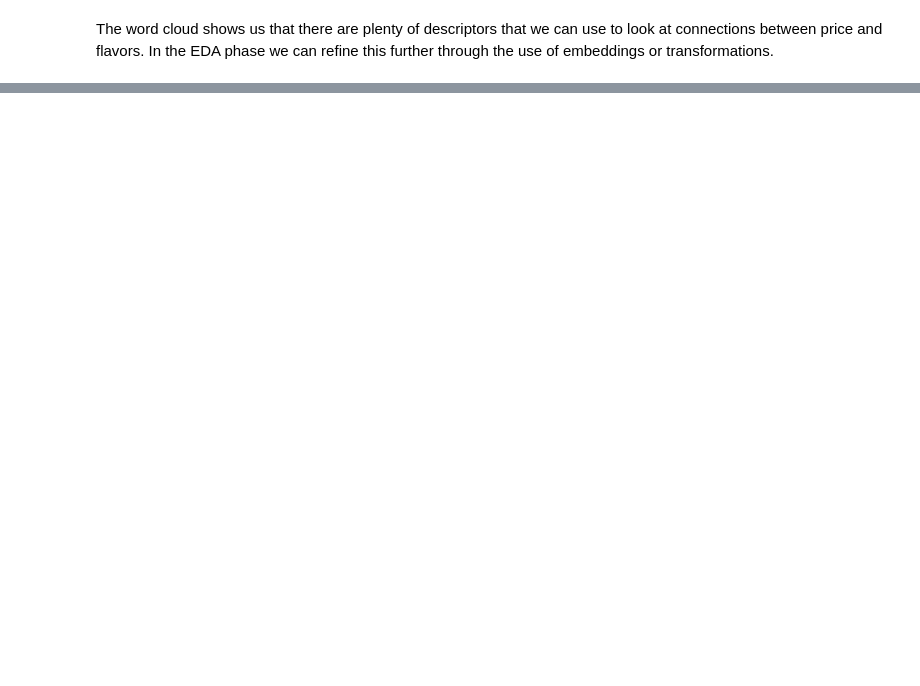
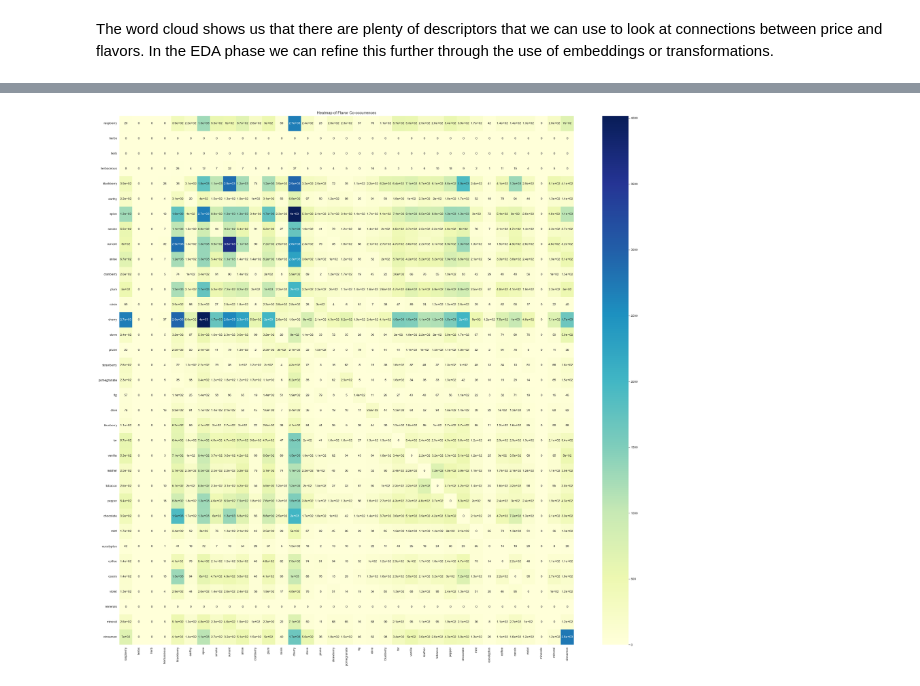
Before and after one commit to dancing-badger/Capstone-2, a Jupyter notebook: What Price for Wine.ipynb, the cells around one changed output, grey strips where cells are left out. Saved outputs shown, nothing was run; the diff lists cells and outputs as text; code cells hidden in the pictures; blank space fills up the shorter version.

```diff
--- a/What Price for Wine.ipynb
+++ b/What Price for Wine.ipynb
@@ -383,0 +730,26 @@ There are a number of steps that can be taken in cleaning up the data for furthe
+# %%
+# Creating a DataFrame to track the co-occurrence of flavors
+flavor_combinations = pd.DataFrame(index=flavor_mapping.values(), columns=flavor_mapping.values()).fillna(0)
+# Remove duplicate rows based on the index
+flavor_combinations_no_duplicates = flavor_combinations[~flavor_combinations.index.duplicated(keep='first')]
+
+# Verify if the duplicates are removed
+flavor_combinations_no_duplicates.index.duplicated().any(), flavor_combinations_no_duplicates.loc['pepper']
+
+# Function to update the co-occurrence matrix
+def update_cooccurrence_matrix(row):
+    for i in range(len(row)):
+        for j in range(i + 1, len(row)):
+            flavor_combinations.at[row[i], row[j]] += 1
+            flavor_combinations.at[row[j], row[i]] += 1
+
+# Applying the function to the 'consolidated_flavors' column
+high_priced_wines['consolidated_flavors'].apply(update_cooccurrence_matrix)
+
+# Creating the heatmap
+plt.figure(figsize=(32, 30))
+sns.heatmap(flavor_combinations, cmap='YlGnBu', annot=True)
+plt.title('Heatmap of Flavor Co-occurrences')
+plt.show()
+# %% [output]
+[figure, added]
```
Also changed, not shown: parts of 36 cells of this notebook, 4 other files.
